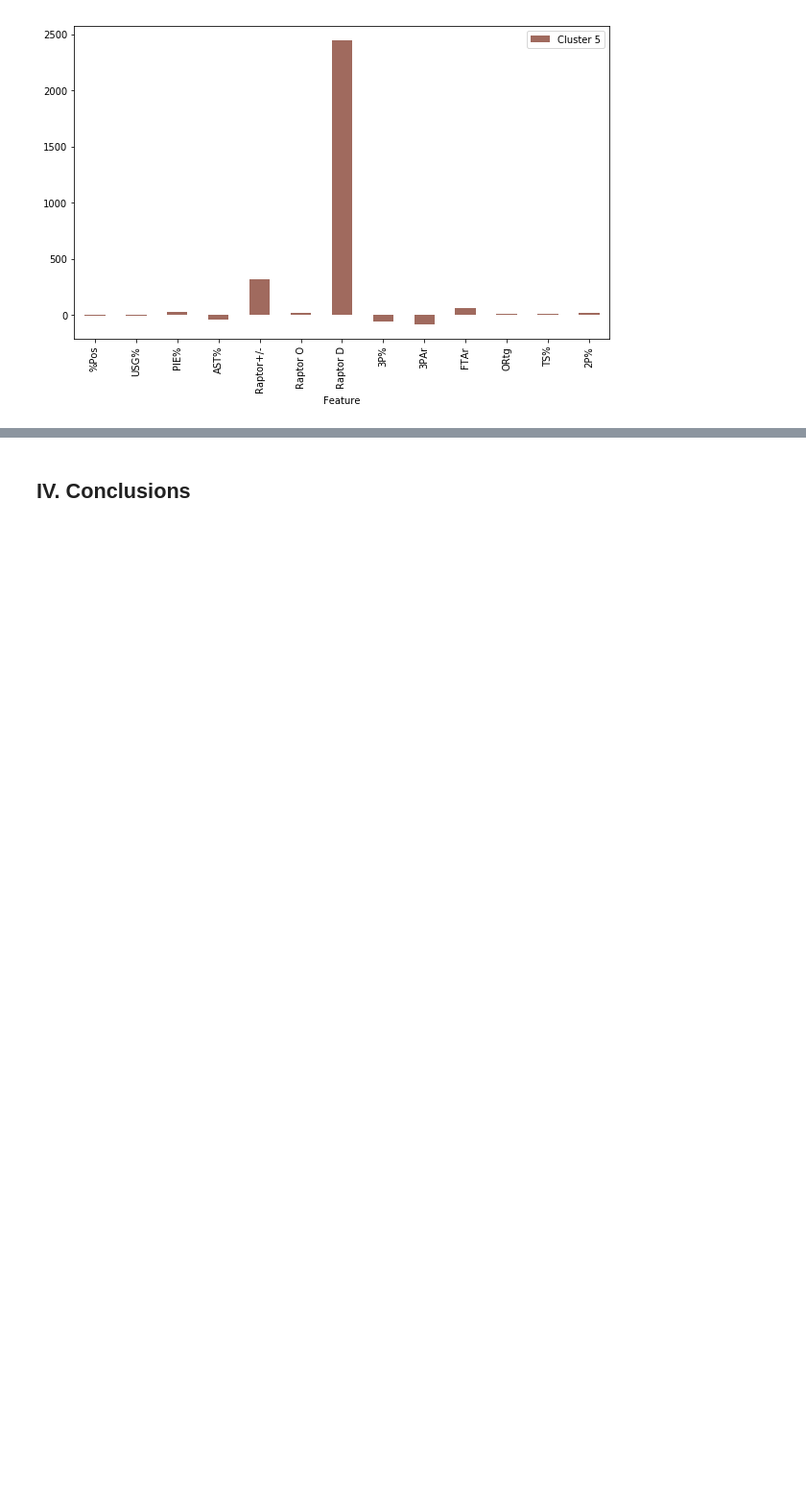
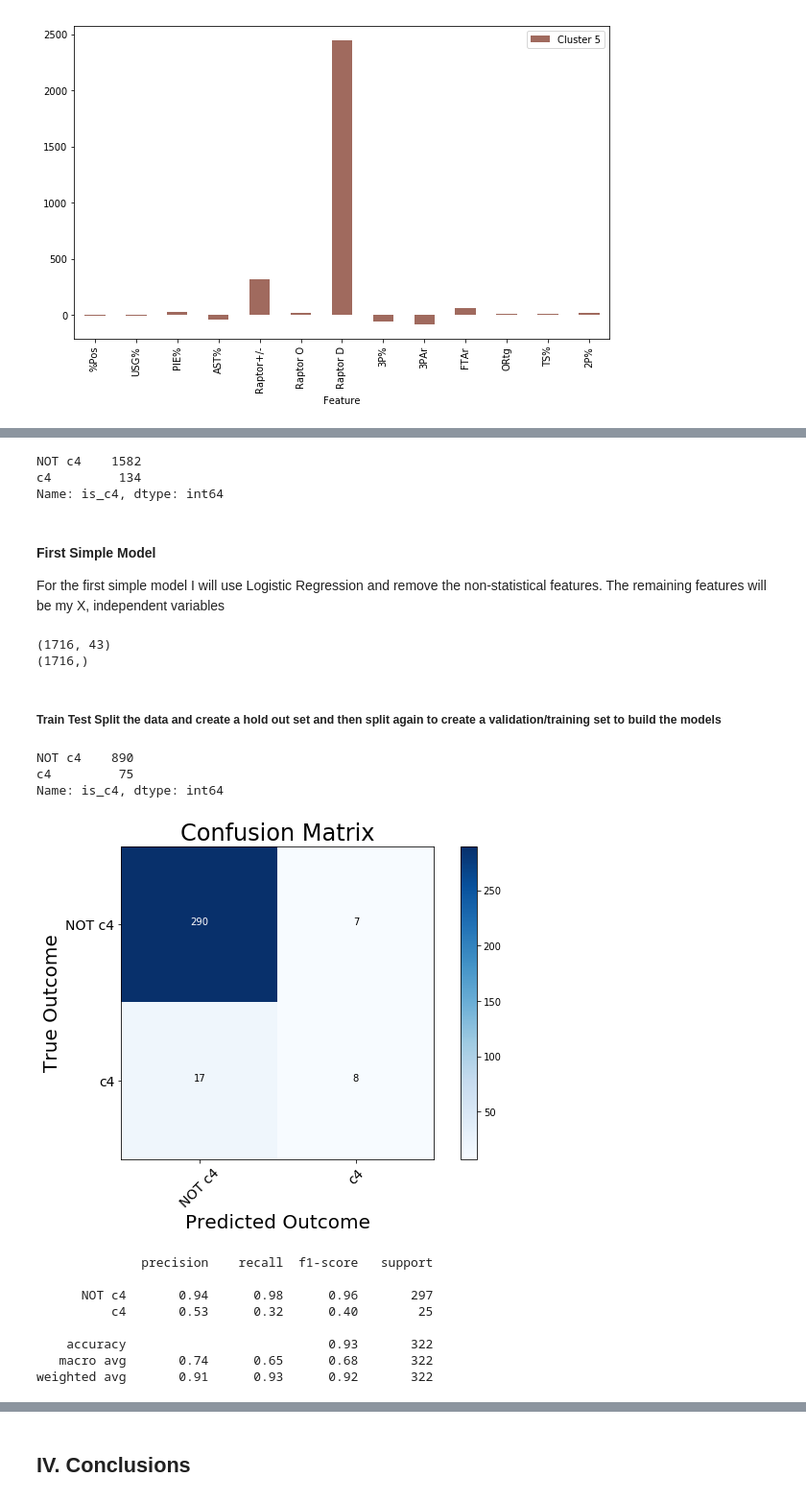
Before and after one commit to chum46/AI-Scout-Pro-Basketball, a Jupyter notebook: notebooks/report/final_notebook.ipynb, the cells around one changed output, grey strips where cells are left out. Shown at 96% size. Drawn from its saved outputs; the diff is of its cells as text; code cells hidden in the pictures; blank space fills up the shorter version.

Commit message:
updated final notebook and presentation and src files and added final model roc curve

```diff
--- a/notebooks/report/final_notebook.ipynb
+++ b/notebooks/report/final_notebook.ipynb
@@ -674,0 +761,4 @@ cf.bar_features(fi5, 'Cluster 5', '#a06a5e')
+# %%
+# Create the column 'is_c4' that tells us whether or not this player is labeled c4
+labeled_df['is_c4'] = (labeled_df['gmm_cluster'] == 'c4').astype('int')
+labeled_df.head()
@@ -674,0 +775,55 @@ cf.bar_features(fi5, 'Cluster 5', '#a06a5e')
+# %%
+cat_dict = {0:'NOT c4',1:'c4'}
+labeled_df['is_c4'] = pd.Categorical(labeled_df['is_c4'].map(cat_dict))
+labeled_df['is_c4'].value_counts()
+# %% [output]
+NOT c4    1582
+c4         134
+Name: is_c4, dtype: int64
+# %% [markdown]
+#### First Simple Model
+
+For the first simple model I will use Logistic Regression and remove the non-statistical features. The remaining features will be my X, independent variables
+# %%
+X = labeled_df.drop(columns=['gmm_cluster','pick','year','pfr','ht','class_','GP','conf','team','is_c4'], axis = 1)
+y = labeled_df['is_c4']
+print(X.shape)
+print(y.shape)
+# %% [output]
+(1716, 43)
+(1716,)
+# %% [markdown]
+##### Train Test Split the data and create a hold out set and then split again to create a validation/training set to build the models
+# %%
+X_train, X_test, y_train, y_test = train_test_split(X, y, stratify=y, random_state=23)
+X_t, X_val, y_t, y_val = train_test_split(X_train, y_train, stratify=y_train, random_state=23)
+# %%
+y_t.value_counts()
+# %% [output]
+NOT c4    890
+c4         75
+Name: is_c4, dtype: int64
+# %%
+# Instantiate the model
+model4_2 = LogisticRegression(C=1e12, solver='liblinear', random_state=23, max_iter=1000)
+
+# Fit the model
+model4_2.fit(X_t, y_t)
+
+# Generate predictions
+y_hat_test = model4_2.predict(X_val)
+y_hat_test_proba = model4_2.predict_proba(X_val)
+
+pred_cnf_matrix4_2 = confusion_matrix(y_val, y_hat_test, labels = ['NOT c4', 'c4'])
+recall, precision = mf.show_cm(pred_cnf_matrix4_2, ['NOT c4', 'c4'])
+print (metrics.classification_report(y_val, y_hat_test))
+# %% [output]
+[figure, added]
+              precision    recall  f1-score   support
+
+      NOT c4       0.94      0.98      0.96       297
+          c4       0.53      0.32      0.40        25
+
+    accuracy                           0.93       322
+   macro avg       0.74      0.65      0.68       322
+weighted avg       0.91      0.93      0.92       322
```
Also changed, not shown: parts of 54 cells of this notebook, 4 other files.
